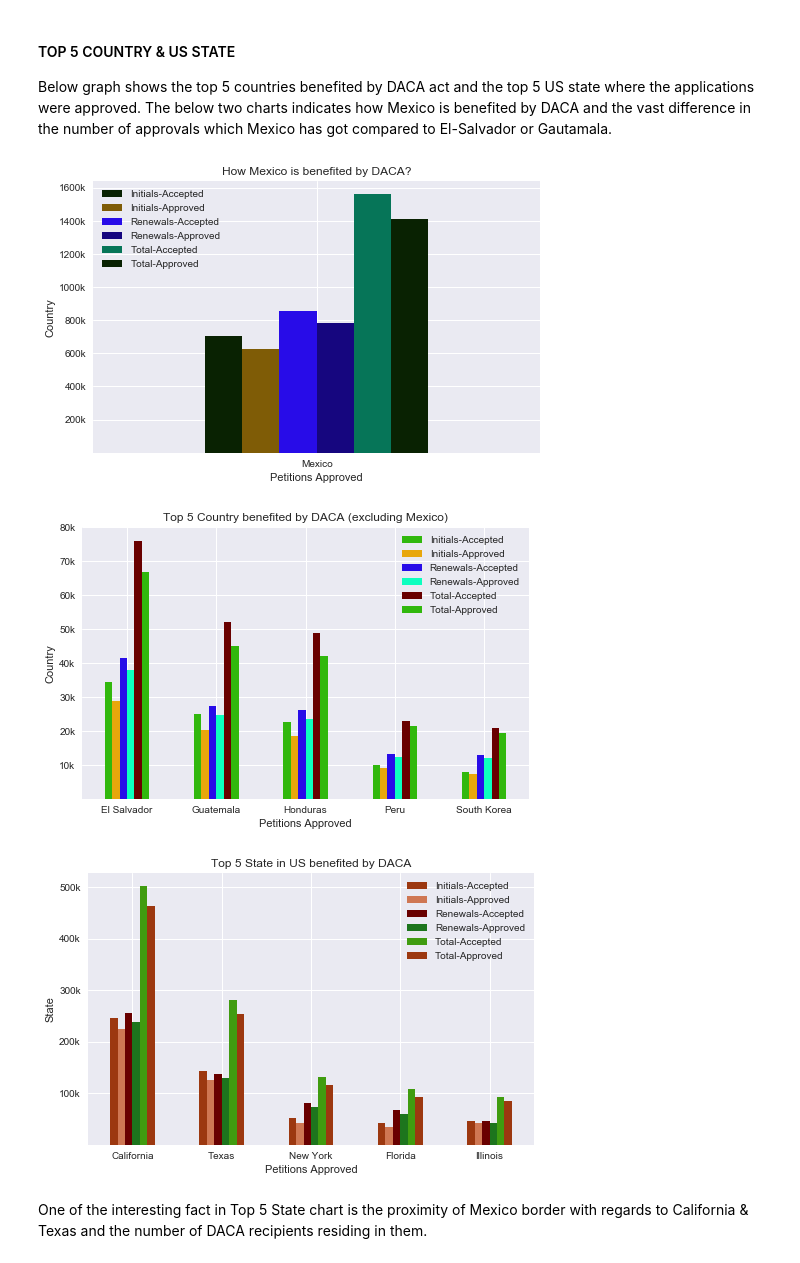
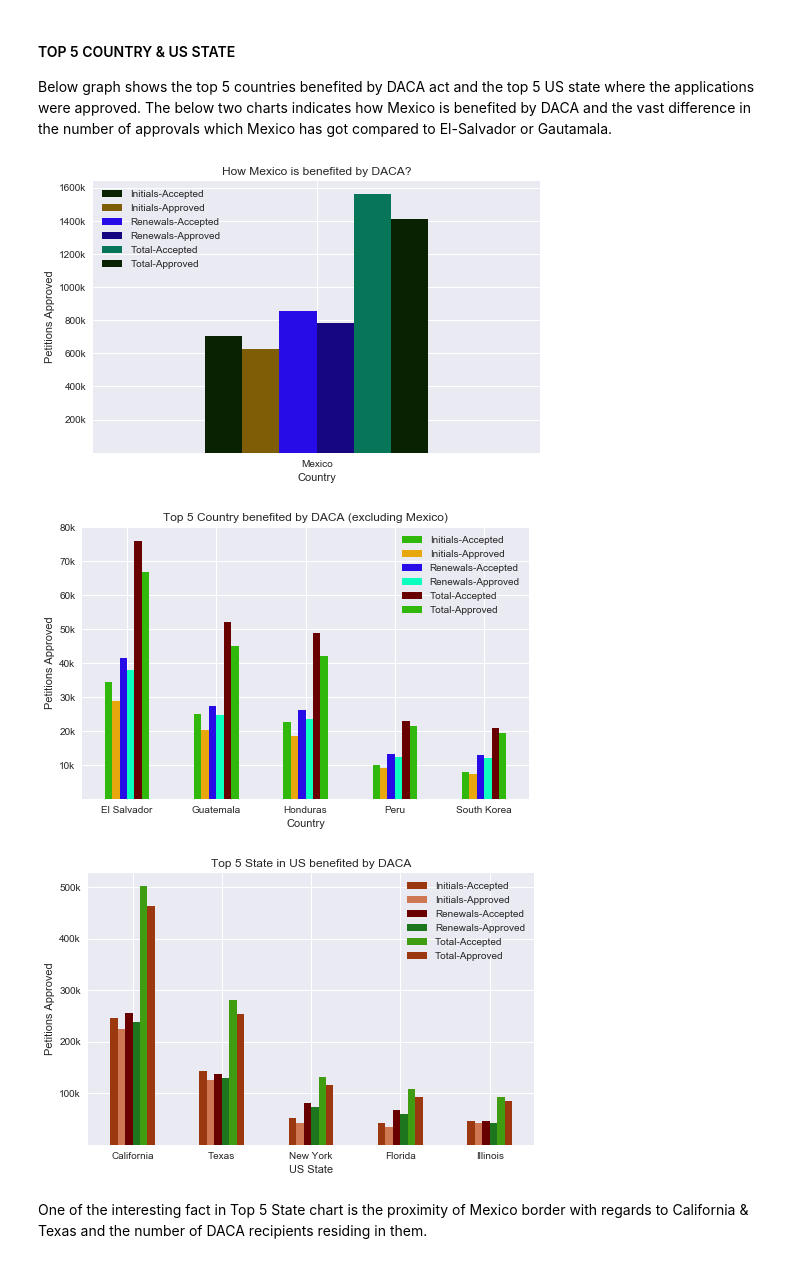
Before and after one commit to KirazG/datascience, a Jupyter notebook: capstone-project1/final report/final_data_science_report_capstone_one.ipynb, the cells around one changed output. Saved outputs shown, nothing was run; the diff lists cells and outputs as text; code cells hidden in the pictures.

```diff
--- a/capstone-project1/final report/final_data_science_report_capstone_one.ipynb
+++ b/capstone-project1/final report/final_data_science_report_capstone_one.ipynb
@@ -382,21 +382,21 @@ Below graph shows the top 5 countries benefited by DACA act and the top 5 US sta
 # %%
 df = pd.read_excel('data/country-status.xls',header=1)
 df.sort_values(by='Total-Approved')[-1:].plot(x='Country',kind='bar',figsize=(8,5),color=['#092202','#7F5C06','#280CE8','#16067F','#067558'])
-plt.xlabel('Petitions Approved')
-plt.ylabel('Country')
+plt.ylabel('Petitions Approved')
+plt.xlabel('Country')
 tick_val = [200000,400000,600000,800000,1000000,1200000,1400000,1600000]
 tick_lab = ['200k','400k','600k','800k','1000k','1200k','1400k','1600k']
 plt.yticks(tick_val,tick_lab)
 plt.title('How Mexico is benefited by DACA?')
 plt.xticks(rotation=0)
 plt.show()
 # %% [output]
-[figure, old version]
+[figure, new version]
 # %%
 result = df.sort_values(by='Total-Approved')[-6:-1]
 result.sort_values(by='Total-Approved',ascending=[False]).plot(x='Country',kind='bar',figsize=(8,5),color=['#31B80D','#E8A70C','#280CE8','#0DFFBF','#690000'])
-plt.xlabel('Petitions Approved')
-plt.ylabel('Country')
+plt.ylabel('Petitions Approved')
+plt.xlabel('Country')
 tick_val = [10000,20000,30000,40000,50000,60000,70000,80000]
 tick_lab = ['10k','20k','30k','40k','50k','60k','70k','80k']
 plt.yticks(tick_val,tick_lab)
@@ -404,15 +404,15 @@ plt.title('Top 5 Country benefited by DACA (excluding Mexico)')
 plt.xticks(rotation=0)
 plt.show()
 # %% [output]
-[figure, old version]
+[figure, new version]
 # %%
 df = pd.read_excel('data/us-states-summary.xls',index=False,header=1)
 top = (df.head(6))
 df= df[df["State"] != 'Missing']
 result = df.sort_values(by='Total-Approved')[-5:]
 result.sort_values(by='Total-Approved',ascending=[False]).plot(x='State',kind='bar',figsize=(8,5),color=['#9C3810','#CF7753','#690000','#1D751D','#409C10'])
-plt.xlabel('Petitions Approved')
-plt.ylabel('State')
+plt.ylabel('Petitions Approved')
+plt.xlabel('US State')
 plt.title('Top 5 State in US benefited by DACA')
 tick_val = [100000,200000,300000,400000,500000]
 tick_lab = ['100k','200k','300k','400k','500k']
@@ -420,7 +420,7 @@ plt.yticks(tick_val,tick_lab)
 plt.xticks(rotation=0)
 plt.show()
 # %% [output]
-[figure, old version]
+[figure, new version]
 # %% [markdown]
 One of the interesting fact in Top 5 State chart is the proximity of Mexico border with regards to California & Texas and the number of DACA recipients residing in them.
 # %% [markdown]
```
